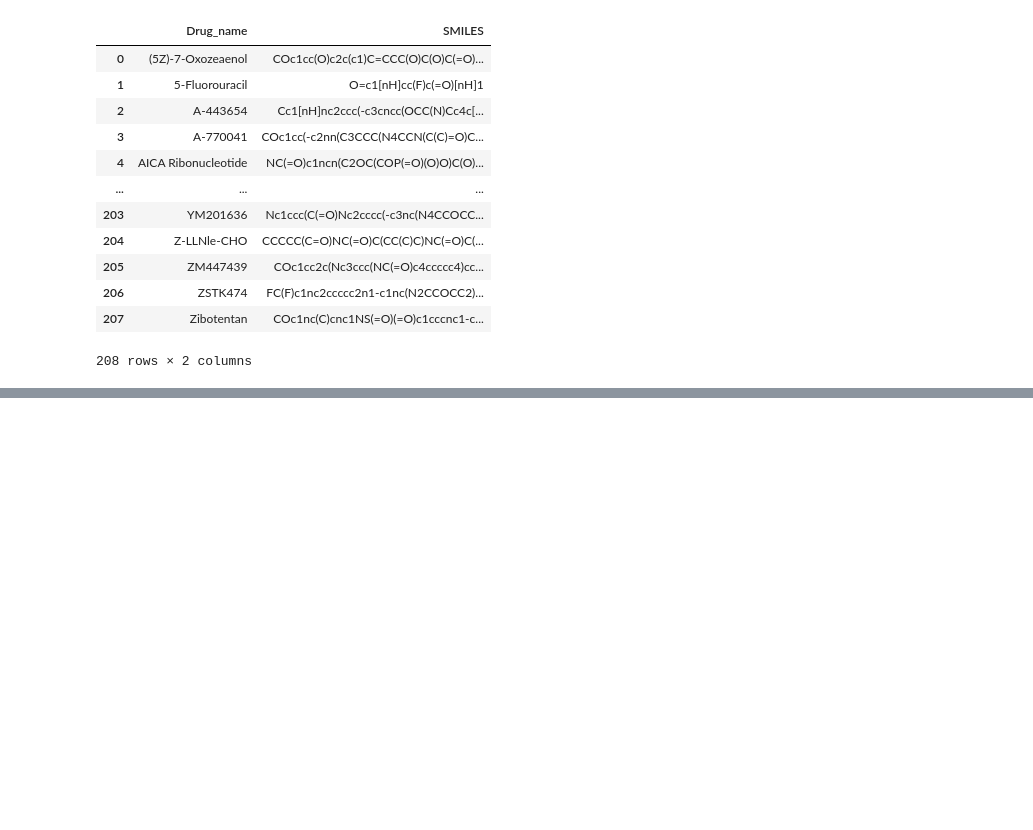
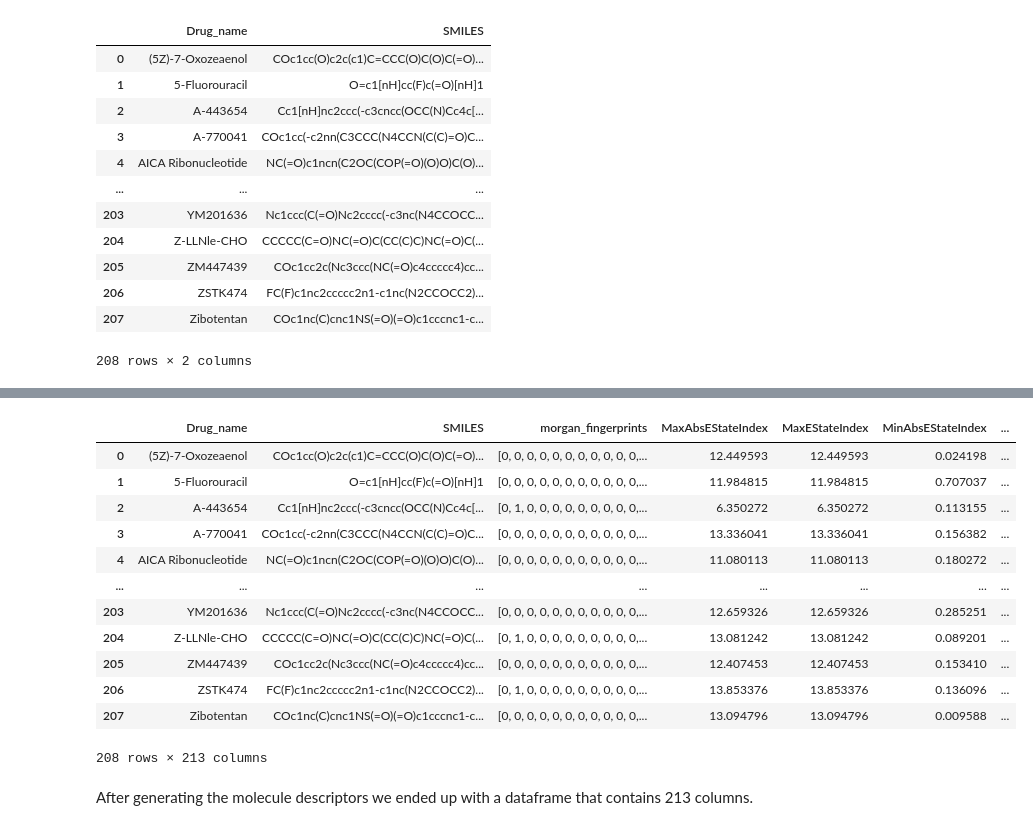
Before and after one commit to ricardofoliveira61/ML-data-analysis, a Jupyter notebook: GDSC1.ipynb, the cells around one changed output, grey strips where cells are left out. Cells and saved outputs as stored; diff of their text form; code cells hidden in the pictures; blank space fills up the shorter version.

Commit message:
[UPDATE] GDSC1.ipynb
Addition of molecular descriptores

```diff
--- a/GDSC1.ipynb
+++ b/GDSC1.ipynb
@@ -518,0 +491,48 @@ drugs
+# %%
+# initialize an empty dictionary
+molecular_descriptores = {}
+# initialize the molecule descriptores class
+calc = MoleculeDescriptors.MolecularDescriptorCalculator([x[0] for x in Descriptors._descList])
+# extract all the moleculares descriptores names
+descriptor_names = calc.GetDescriptorNames()
+
+# initialize the moleculares descriptores with empty lists
+for name in descriptor_names:
+    molecular_descriptores[name] = []
+
+# iterate over each compound and calculate its molecular descriptors
+for smiles in drugs["SMILES"].to_list():
+
+    # create a molecule object from the smile
+    mol = Chem.MolFromSmiles(smiles, sanitize=True)
+
+    # Calculate  molecular descriptors
+    descriptors = calc.CalcDescriptors(mol)
+
+    # adds the molecule descriptors to the molecule descriptors dictionary
+    for descriptor_name,value in zip(descriptor_names,descriptors):
+        values = molecular_descriptores[descriptor_name]
+        values.append(value)
+        molecular_descriptores[descriptor_name] = values
+
+# adds the molecular descriptor and the respective values to the drugs dataframe
+for descriptor_name,values in molecular_descriptores.items():
+    drugs[descriptor_name] = values
+
+drugs
+# %% [output]
+|  | Drug_name | SMILES | morgan_fingerprints | MaxAbsEStateIndex | MaxEStateIndex | MinAbsEStateIndex | ... |
+| 0 | (5Z)-7-Oxozeaenol | COc1cc(O)c2c(c1)C=CCC(O)C(O)C(=O)... | [0, 0, 0, 0, 0, 0, 0, 0, 0, 0, 0,... | 12.449593 | 12.449593 | 0.024198 | ... |
+| 1 | 5-Fluorouracil | O=c1[nH]cc(F)c(=O)[nH]1 | [0, 0, 0, 0, 0, 0, 0, 0, 0, 0, 0,... | 11.984815 | 11.984815 | 0.707037 | ... |
+| 2 | A-443654 | Cc1[nH]nc2ccc(-c3cncc(OCC(N)Cc4c[... | [0, 1, 0, 0, 0, 0, 0, 0, 0, 0, 0,... | 6.350272 | 6.350272 | 0.113155 | ... |
+| 3 | A-770041 | COc1cc(-c2nn(C3CCC(N4CCN(C(C)=O)C... | [0, 0, 0, 0, 0, 0, 0, 0, 0, 0, 0,... | 13.336041 | 13.336041 | 0.156382 | ... |
+| 4 | AICA Ribonucleotide | NC(=O)c1ncn(C2OC(COP(=O)(O)O)C(O)... | [0, 0, 0, 0, 0, 0, 0, 0, 0, 0, 0,... | 11.080113 | 11.080113 | 0.180272 | ... |
+| ... | ... | ... | ... | ... | ... | ... | ... |
+| 203 | YM201636 | Nc1ccc(C(=O)Nc2cccc(-c3nc(N4CCOCC... | [0, 0, 0, 0, 0, 0, 0, 0, 0, 0, 0,... | 12.659326 | 12.659326 | 0.285251 | ... |
+| 204 | Z-LLNle-CHO | CCCCC(C=O)NC(=O)C(CC(C)C)NC(=O)C(... | [0, 1, 0, 0, 0, 0, 0, 0, 0, 0, 0,... | 13.081242 | 13.081242 | 0.089201 | ... |
+| 205 | ZM447439 | COc1cc2c(Nc3ccc(NC(=O)c4ccccc4)cc... | [0, 0, 0, 0, 0, 0, 0, 0, 0, 0, 0,... | 12.407453 | 12.407453 | 0.153410 | ... |
+| 206 | ZSTK474 | FC(F)c1nc2ccccc2n1-c1nc(N2CCOCC2)... | [0, 1, 0, 0, 0, 0, 0, 0, 0, 0, 0,... | 13.853376 | 13.853376 | 0.136096 | ... |
+| 207 | Zibotentan | COc1nc(C)cnc1NS(=O)(=O)c1cccnc1-c... | [0, 0, 0, 0, 0, 0, 0, 0, 0, 0, 0,... | 13.094796 | 13.094796 | 0.009588 | ... |
+208 rows × 213 columns
+# %% [markdown]
+After generating the molecule descriptors we ended up with a dataframe that contains 213 columns.
```
Also changed, not shown: parts of 11 cells of this notebook.
